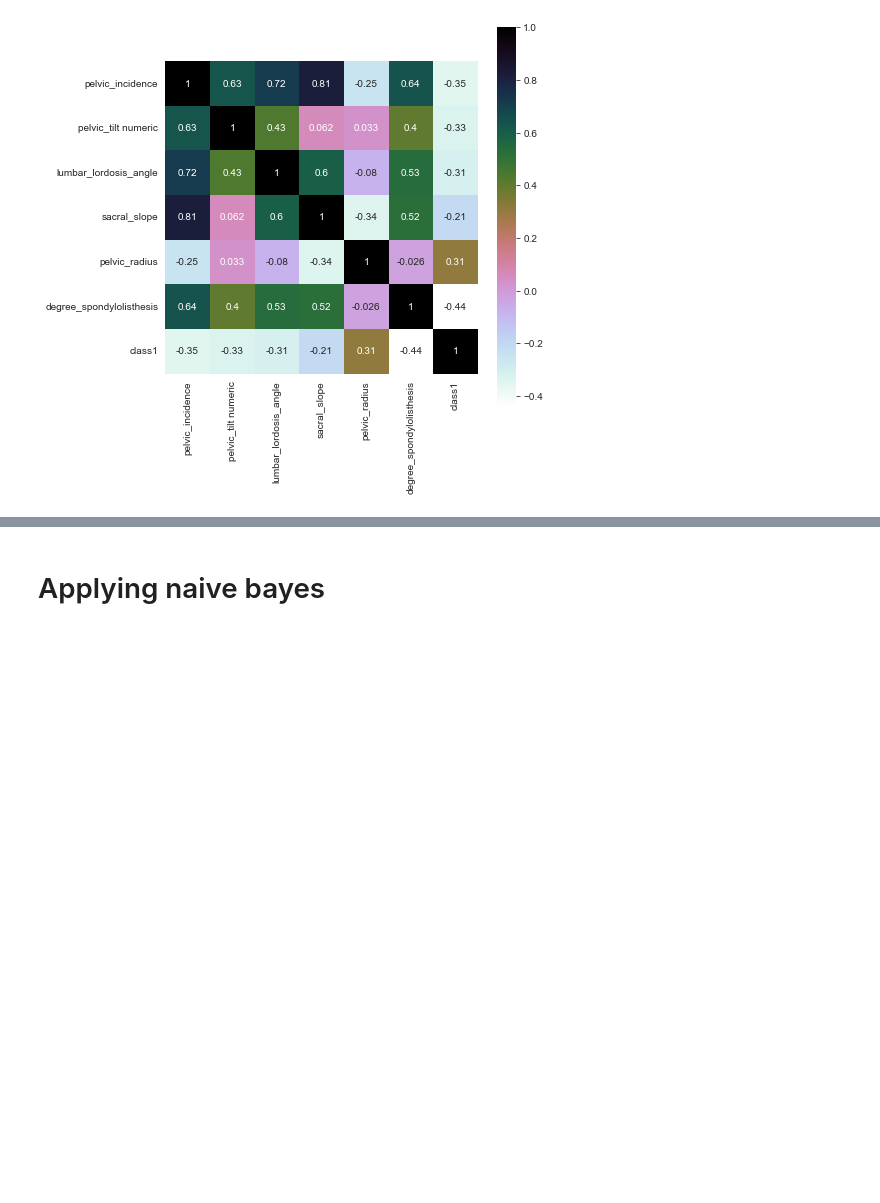
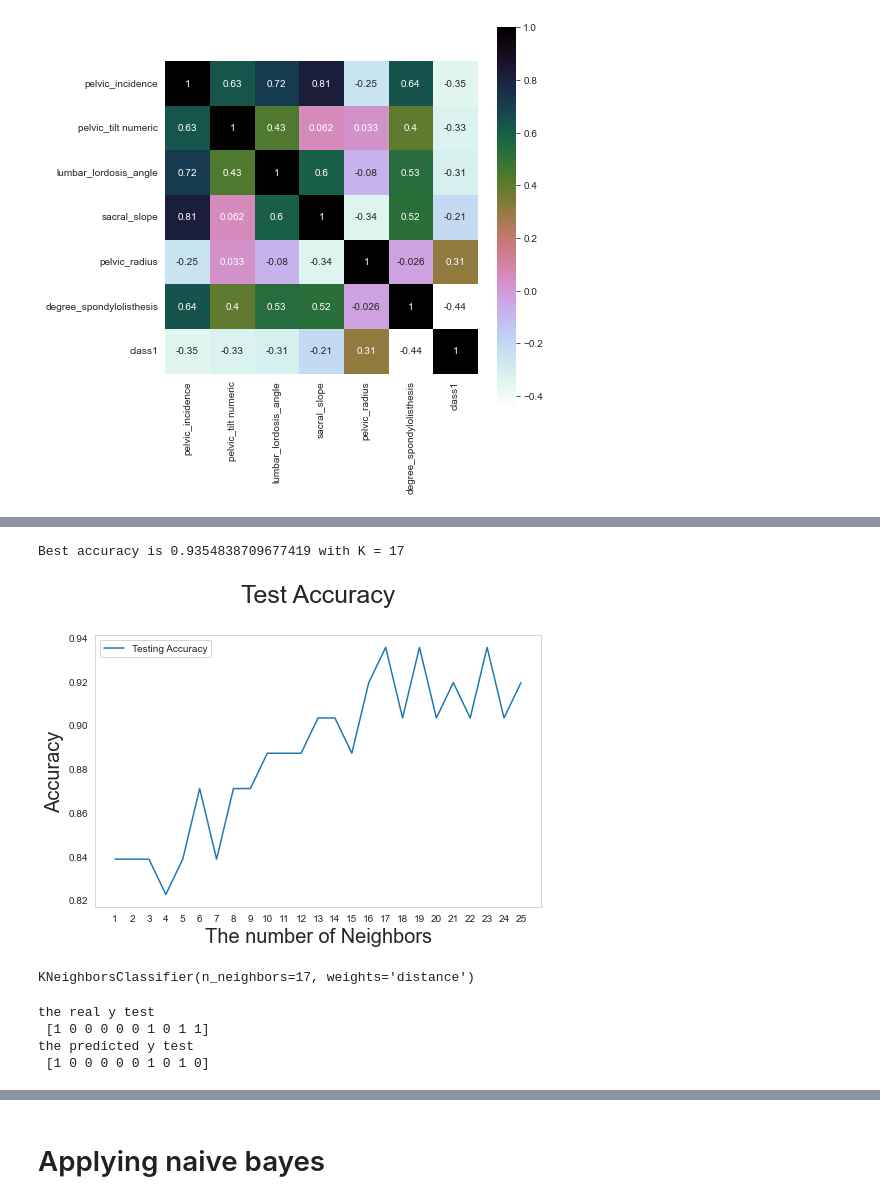
Before and after one commit to sherifRoshdy/Machine-learning-project, a Jupyter notebook: Machine Learning Algorithms Code/ml project code.ipynb, the cells around one changed output, grey strips where cells are left out. Saved outputs shown, nothing was run; the diff lists cells and outputs as text; code cells hidden in the pictures; blank space fills up the shorter version.

```diff
--- a/Machine Learning Algorithms Code/ml project code.ipynb
+++ b/Machine Learning Algorithms Code/ml project code.ipynb
@@ -161,0 +219,54 @@ plt.show()
+# %%
+impute=SimpleImputer()
+X=impute.fit_transform(X)
+# %%
+scale=StandardScaler()
+X=scale.fit_transform(X)
+# %%
+#spliting data
+train_x,test_x,train_y,test_y=train_test_split(X,y,test_size=0.2,random_state=97,shuffle=True)
+# %%
+test_accuracy = []
+
+for k in range(1,26):                                 # K from 1 to 25
+    KNN = KNeighborsClassifier(n_neighbors=k,weights='distance',algorithm='auto')         #KNN Classifier with K = k
+    KNN.fit(train_x, train_y)
+#######################################################################################
+    test_pred = KNN.predict(test_x)                   #prediction on test data
+    test_score = accuracy_score(test_y,test_pred)     #test accuracy
+    test_accuracy.append(test_score)
+
+#######################################################################################
+
+print("Best accuracy is {} with K = {}".format(max(test_accuracy),1+test_accuracy.index(max(test_accuracy))))
+# %% [output]
+Best accuracy is 0.9354838709677419 with K = 17
+# %%
+#Test_Accuracy
+plt.figure(figsize=[8,5])
+plt.plot(range(1,26), test_accuracy, label = 'Testing Accuracy')
+plt.legend()
+plt.title('Test Accuracy\n',fontsize=25)
+plt.xlabel('The number of Neighbors',fontsize=20)
+plt.ylabel('Accuracy',fontsize=20)
+plt.xticks(range(1,26))
+plt.grid()
+plt.show()
+# %% [output]
+[figure, added]
+# %%
+#applying KNeighborsClassifier
+knn=KNeighborsClassifier(n_neighbors=17,weights='distance',algorithm='auto')
+knn.fit(train_x, train_y)
+# %% [output]
+KNeighborsClassifier(n_neighbors=17, weights='distance')
+# %%
+#calculate predicted y
+pred=knn.predict(test_x)
+print('the real y test\n',test_y[:10])
+print('the predicted y test\n',pred[:10])
+# %% [output]
+the real y test
+ [1 0 0 0 0 0 1 0 1 1]
+the predicted y test
+ [1 0 0 0 0 0 1 0 1 0]
```
Also changed, not shown: parts of 25 cells of this notebook.
